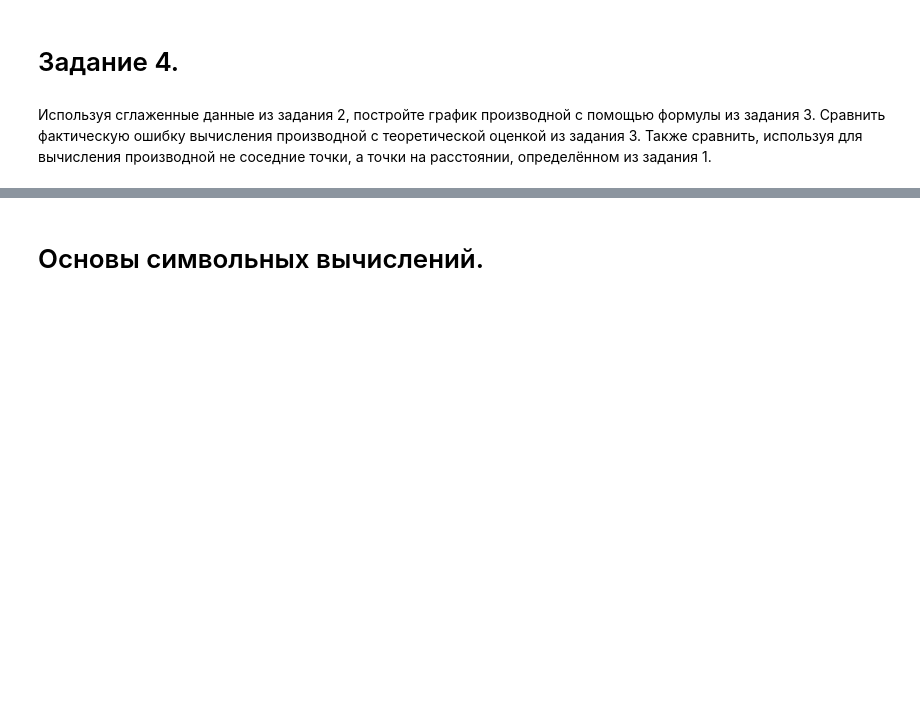
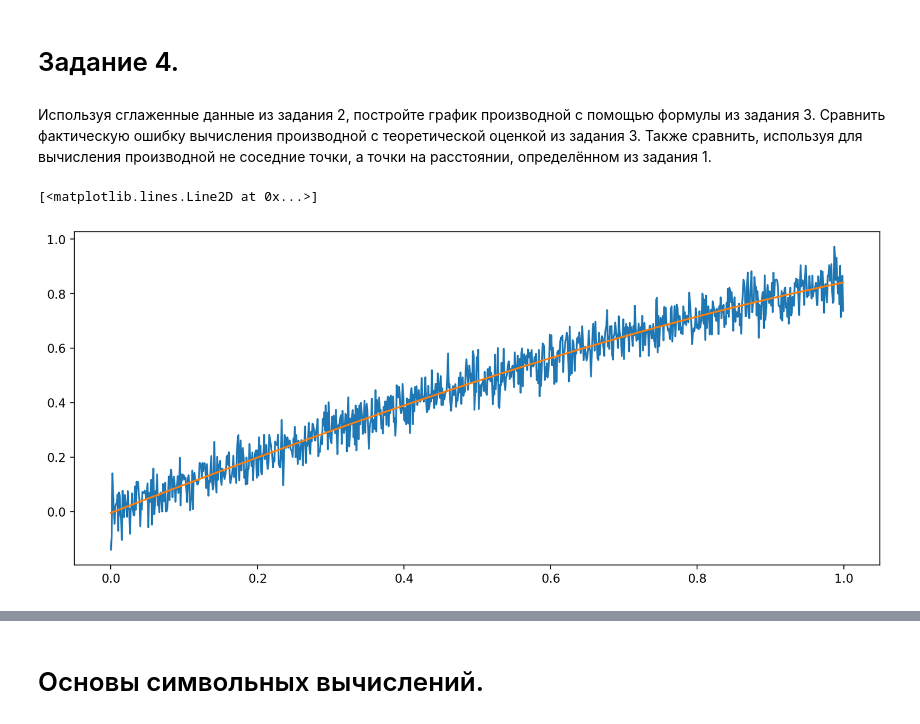
Before and after one commit to ShmakovVladimir/Computational_mathematics_second_sem, a Jupyter notebook: hw1/Численное_дифференцирование_v_2024_семинар_1_весна.ipynb, the cells around one changed output, grey strips where cells are left out. Cells and saved outputs as stored; diff of their text form; code cells hidden in the pictures; blank space fills up the shorter version.

```diff
--- a/hw1/Численное_дифференцирование_v_2024_семинар_1_весна.ipynb
+++ b/hw1/Численное_дифференцирование_v_2024_семинар_1_весна.ipynb
@@ -439,3 +439,23 @@ $$
 # Задание 4.
 # %% [markdown]
 Используя сглаженные данные из задания 2, постройте график производной с помощью формулы из задания 3. Сравнить фактическую ошибку вычисления производной с теоретической оценкой из задания 3. Также сравнить, используя для вычисления производной не соседние точки, а точки на расстоянии, определённом из задания 1.
+# %%
+real_function = np.sin
+real_derivative = np.cos
+
+noise_amplitude = 0.05
+h = 1e-3 #оптимальный шиг дифференцирования(экспериментально полученный в заданиии 1)
+x_line = np.arange(0, 1, h)
+n = len(x_line)
+noised_data = real_function(x_line) + sts.norm(loc = 0, scale = 1).rvs(n) * noise_amplitude
+s_optimal = np.power(noise_amplitude, 2) * n #оптимальный параметр сглаживания(определен в задании 2*)
+
+denoised_signal = UnivariateSpline(x_line, noised_data, s = s_optimal)
+denoised_data = denoised_signal(x_line)
+
+plt.figure(figsize = (12, 5), dpi = 200)
+plt.plot(x_line, noised_data, label = 'зашумленные данные')
+plt.plot(x_line, denoised_data, label = 'интерполяция сплайном')
+# %% [output]
+[<matplotlib.lines.Line2D at 0x...>]
+[figure, added]
```
Also changed, not shown: parts of 2 cells of this notebook.
